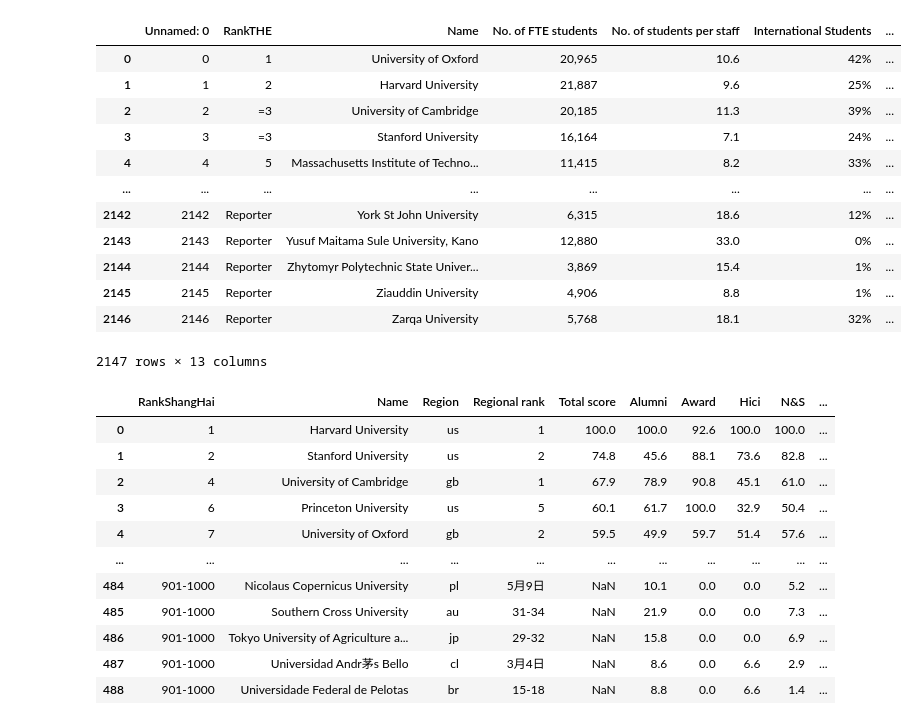
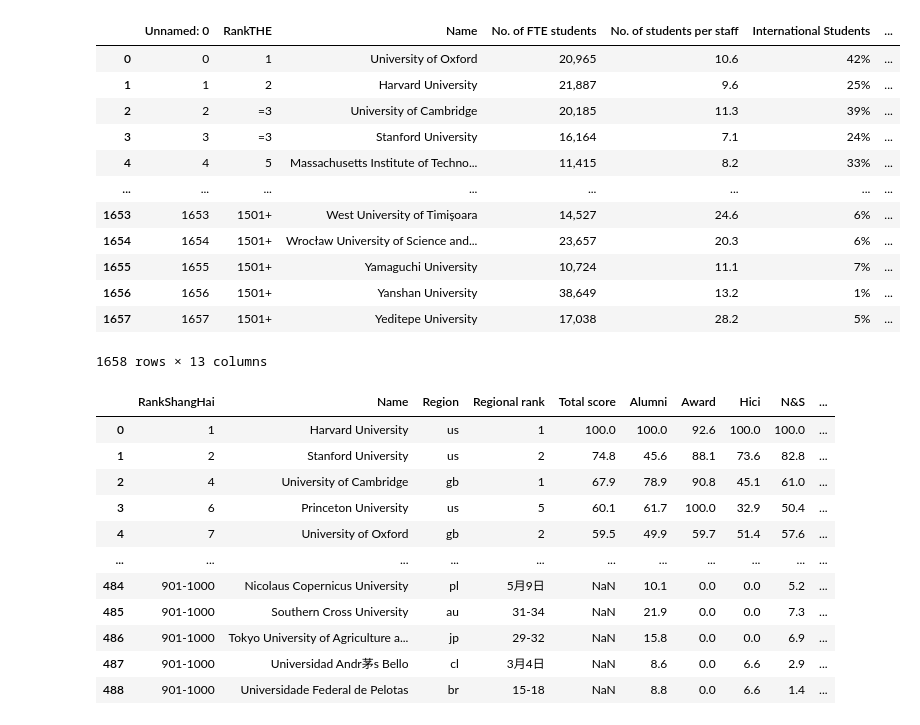
Before and after one commit to Menamot/ISCF, a Jupyter notebook: test.ipynb, the cells around one changed output. Saved outputs shown, nothing was run; the diff lists cells and outputs as text; code cells hidden in the pictures.

Commit message:
Removed rows with ranking equal to 'reporter' in THEranking

```diff
--- a/test.ipynb
+++ b/test.ipynb
@@ -10,22 +10,23 @@ qs_ranking = pd.read_csv('data/QS_ranking_data_2023.csv')
 #     item = item.replace('–','-')
 #     THE_ranking.at[index,'RankTHE'] = item
 # THE_ranking.to_csv('output.csv')
-# %%
-THE_ranking
-# %% [output]
-|  | Unnamed: 0 | RankTHE | Name | No. of FTE students | No. of students per staff | International Students | ... |
-| 0 | 0 | 1 | University of Oxford | 20,965 | 10.6 | 42% | ... |
-| 1 | 1 | 2 | Harvard University | 21,887 | 9.6 | 25% | ... |
-| 2 | 2 | =3 | University of Cambridge | 20,185 | 11.3 | 39% | ... |
-| 3 | 3 | =3 | Stanford University | 16,164 | 7.1 | 24% | ... |
-| 4 | 4 | 5 | Massachusetts Institute of Techno... | 11,415 | 8.2 | 33% | ... |
-| ... | ... | ... | ... | ... | ... | ... | ... |
-| 2142 | 2142 | Reporter | York St John University | 6,315 | 18.6 | 12% | ... |
-| 2143 | 2143 | Reporter | Yusuf Maitama Sule University, Kano | 12,880 | 33.0 | 0% | ... |
-| 2144 | 2144 | Reporter | Zhytomyr Polytechnic State Univer... | 3,869 | 15.4 | 1% | ... |
-| 2145 | 2145 | Reporter | Ziauddin University | 4,906 | 8.8 | 1% | ... |
-| 2146 | 2146 | Reporter | Zarqa University | 5,768 | 18.1 | 32% | ... |
-2147 rows × 13 columns
+# %%
+THE_ranking=THE_ranking.drop(np.where(THE_ranking.RankTHE=='Reporter')[0])
+THE_ranking
+# %% [output]
+|  | Unnamed: 0 | RankTHE | Name | No. of FTE students | No. of students per staff | International Students | ... |
+| 0 | 0 | 1 | University of Oxford | 20,965 | 10.6 | 42% | ... |
+| 1 | 1 | 2 | Harvard University | 21,887 | 9.6 | 25% | ... |
+| 2 | 2 | =3 | University of Cambridge | 20,185 | 11.3 | 39% | ... |
+| 3 | 3 | =3 | Stanford University | 16,164 | 7.1 | 24% | ... |
+| 4 | 4 | 5 | Massachusetts Institute of Techno... | 11,415 | 8.2 | 33% | ... |
+| ... | ... | ... | ... | ... | ... | ... | ... |
+| 1653 | 1653 | 1501+ | West University of Timişoara | 14,527 | 24.6 | 6% | ... |
+| 1654 | 1654 | 1501+ | Wrocław University of Science and... | 23,657 | 20.3 | 6% | ... |
+| 1655 | 1655 | 1501+ | Yamaguchi University | 10,724 | 11.1 | 7% | ... |
+| 1656 | 1656 | 1501+ | Yanshan University | 38,649 | 13.2 | 1% | ... |
+| 1657 | 1657 | 1501+ | Yeditepe University | 17,038 | 28.2 | 5% | ... |
+1658 rows × 13 columns
 # %%
 def merge(Rank1, Rank2, bias):
     import Levenshtein
```
Also changed, not shown: parts of 6 cells of this notebook.
